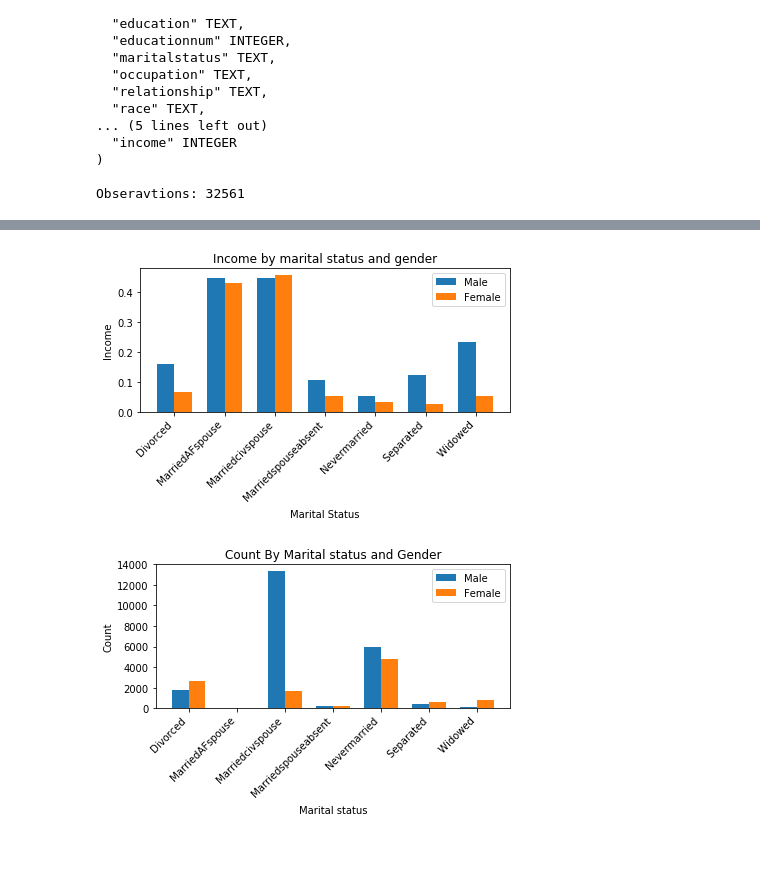
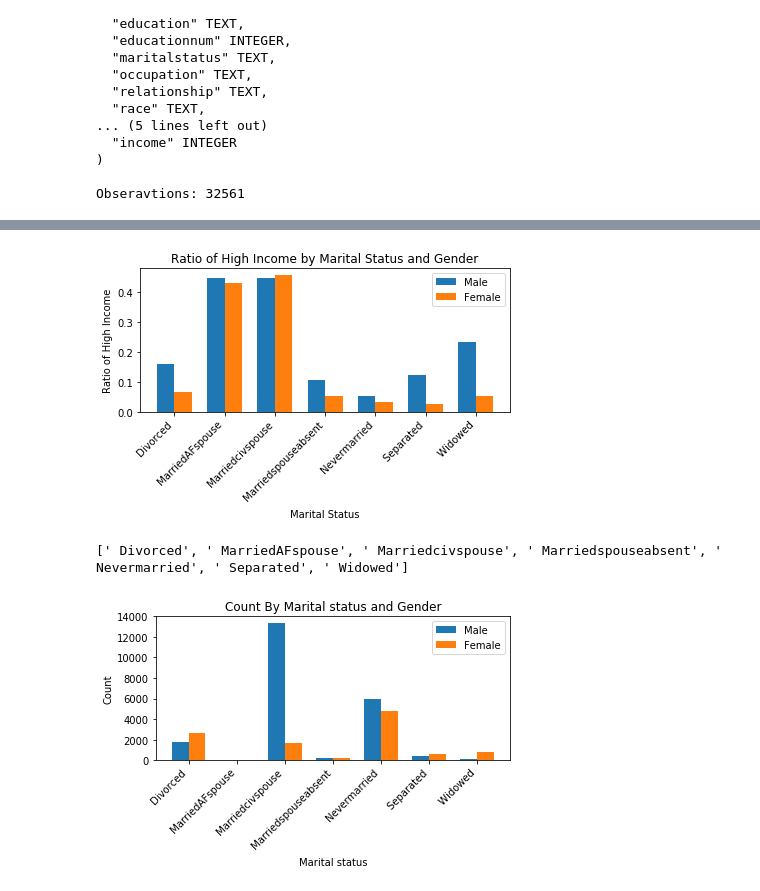
Before and after one commit to ReuvenBirnbaum/wholetale, a Jupyter notebook: toyExamples/babakAdultExample/AdultData Bias Example.ipynb, the cells around one changed output, grey strips where cells are left out. Saved outputs shown, nothing was run; the diff lists cells and outputs as text; code cells hidden in the pictures; blank space fills up the shorter version.

```diff
--- a/toyExamples/AdultData Bias Example.ipynb
+++ b/toyExamples/babakAdultExample/AdultData Bias Example.ipynb
@@ -140,36 +143,38 @@ rows = cur.fetchall()
 
 fMs = []
 fIncome = []
 mMs = []
 mIncome = []
 maritalstatus = []
 for row in rows:
     if row[0]==' Female':
         fIncome.append(row[2])
         maritalstatus.append(row[1])
     else:
         mIncome.append(row[2])
 
 x = np.arange(len(maritalstatus))
 width = 0.35
 
 fig, ax = plt.subplots()
 rects1 = ax.bar(x - width/2, mIncome, width, label='Male')
 rects2 = ax.bar(x + width/2, fIncome, width, label='Female')
 
-ax.set_ylabel('Income')
+ax.set_ylabel('Ratio of High Income')
 ax.set_xlabel('Marital Status');
-ax.set_title('Income by marital status and gender')
+ax.set_title('Ratio of High Income by Marital Status and Gender')
 ax.set_xticks(x)
 ax.set_xticklabels(maritalstatus)
 ax.legend()
 plt.xticks(rotation=45, ha='right');
 
 
 fig.tight_layout()
 plt.show()
+print(maritalstatus)
 # %% [output]
-[figure, old version]
+[figure, new version]
+[' Divorced', ' MarriedAFspouse', ' Marriedcivspouse', ' Marriedspouseabsent', ' Nevermarried', ' Separated', ' Widowed']
 # %%
 query =  """SELECT sex, maritalstatus, COUNT(*)
             FROM adult
```
Also changed, not shown: parts of 3 cells of this notebook, 9 other files.
